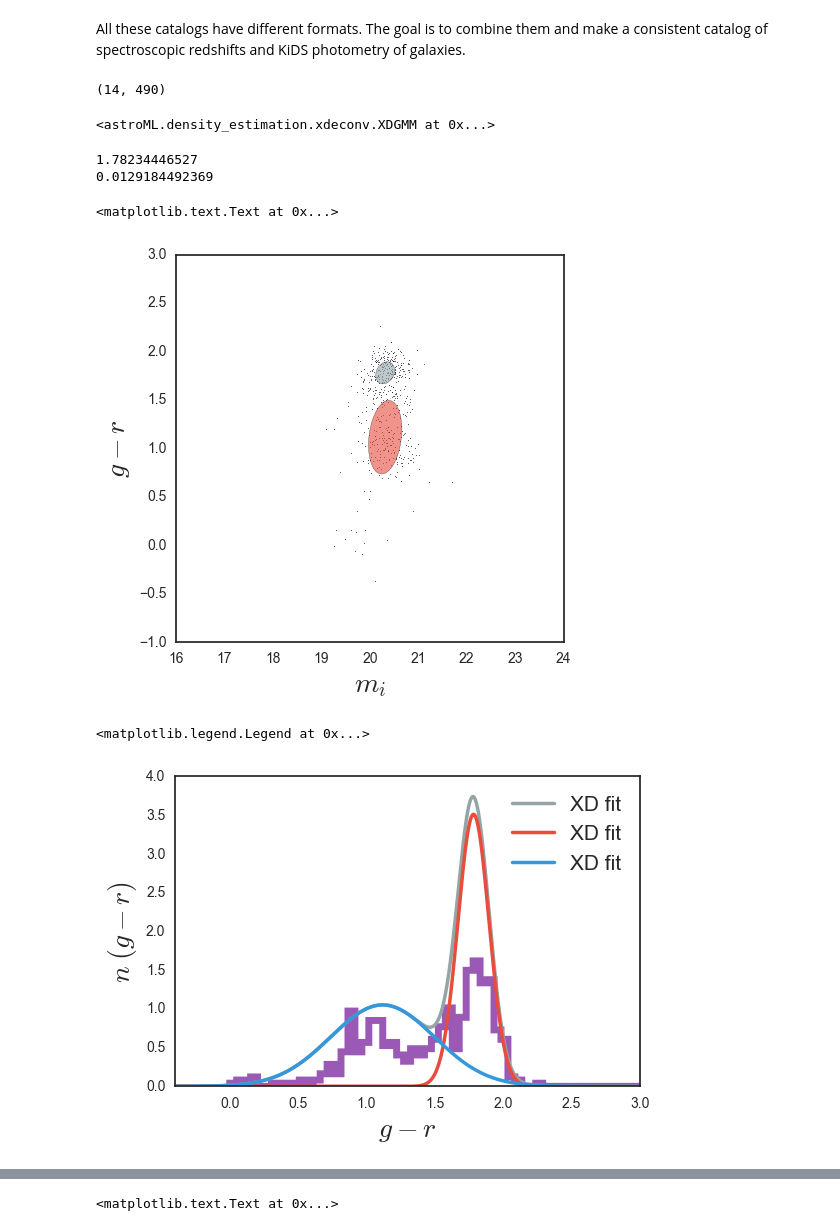
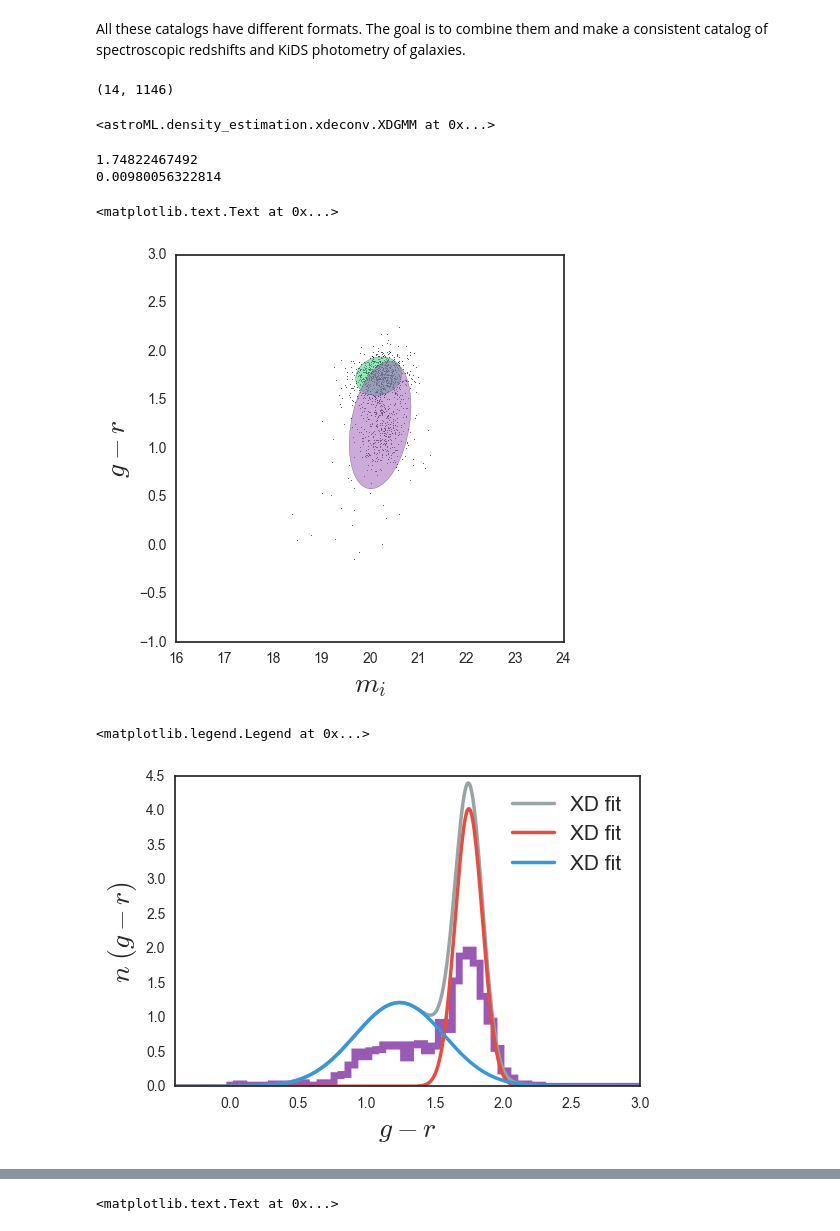
Before and after one commit to mjvakili/redsq, a Jupyter notebook: code/catalog_unifier.ipynb, the cells around one changed output, grey strips where cells are left out. Cells and saved outputs as stored; diff of their text form; code cells hidden in the pictures.

```diff
--- a/code/catalog_unifier.ipynb
+++ b/code/catalog_unifier.ipynb
@@ -192,11 +192,11 @@ dp = np.hstack([gama_reduction() , sdss_reduction()])
 #dp = np.hstack([gama_reduction() , sdss_reduction() , cosmos_reduction()])
 zdp = dp[11,:]
 # %%
-mask = (zdp>.68) & (zdp<.7)
+mask = (zdp>.62) & (zdp<.64)
 dpp = dp[:,mask]
 print dpp.shape
 # %% [output]
-(14, 490)
+(14, 1146)
 # %%
 from astroML.density_estimation import XDGMM
 from matplotlib.patches import Ellipse
@@ -218,20 +218,20 @@ clf.fit(Y, Yerr)
 # %%
 print clf.mu[0,1]
 print clf.V[0,1,1]
 plt.figure(figsize=(5,5))
 plt.scatter(dpp[3,:] , dpp[9,:] , s = 0.1)
 ##plt.scatter(dpp[3,:] , dpp[10,:] , s = 0.1)
 for i in range(2):
-    draw_ellipse(clf.mu[i], clf.V[i] , scales=[1] , ec='k', fc=next(palette) , alpha = 0.6)
+    draw_ellipse(clf.mu[i], clf.V[i] , scales=[2] , ec='k', fc=next(palette) , alpha = 0.5)
 plt.xlim([16,24])
 plt.ylim([-1,3])
 plt.xlabel(r"$m_{i}$" , fontsize = 20)
 plt.ylabel(r"$g-r$" , fontsize = 20)
 # %% [output]
-1.78234446527
-0.0129184492369
+1.74822467492
+0.00980056322814
 <matplotlib.text.Text at 0x...>
-[figure, old version]
+[figure, new version]
 # %%
 from scipy.stats import norm
 bins = np.linspace(0,3,60)
@@ -247,7 +247,7 @@ plt.xlim(-0.4,3)
 plt.legend(fontsize = 15)
 # %% [output]
 <matplotlib.legend.Legend at 0x...>
-[figure, old version]
+[figure, new version]
 # %%
 import scipy as sc
 import scipy.linalg as linalg
```
Also changed, not shown: parts of 9 cells of this notebook, 1 other file.
